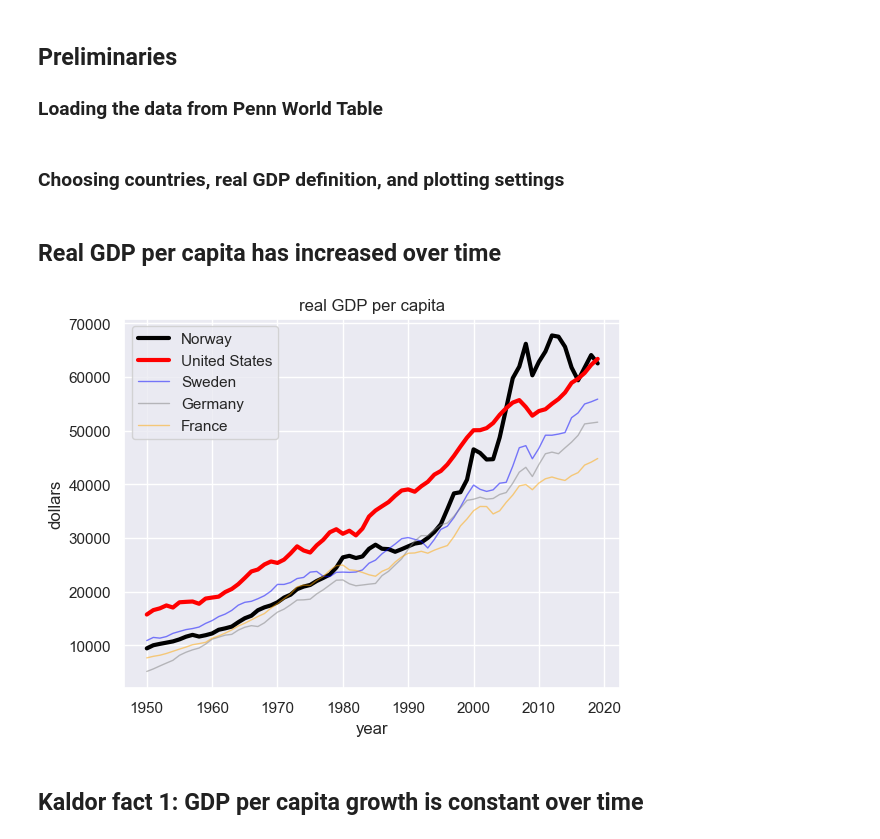
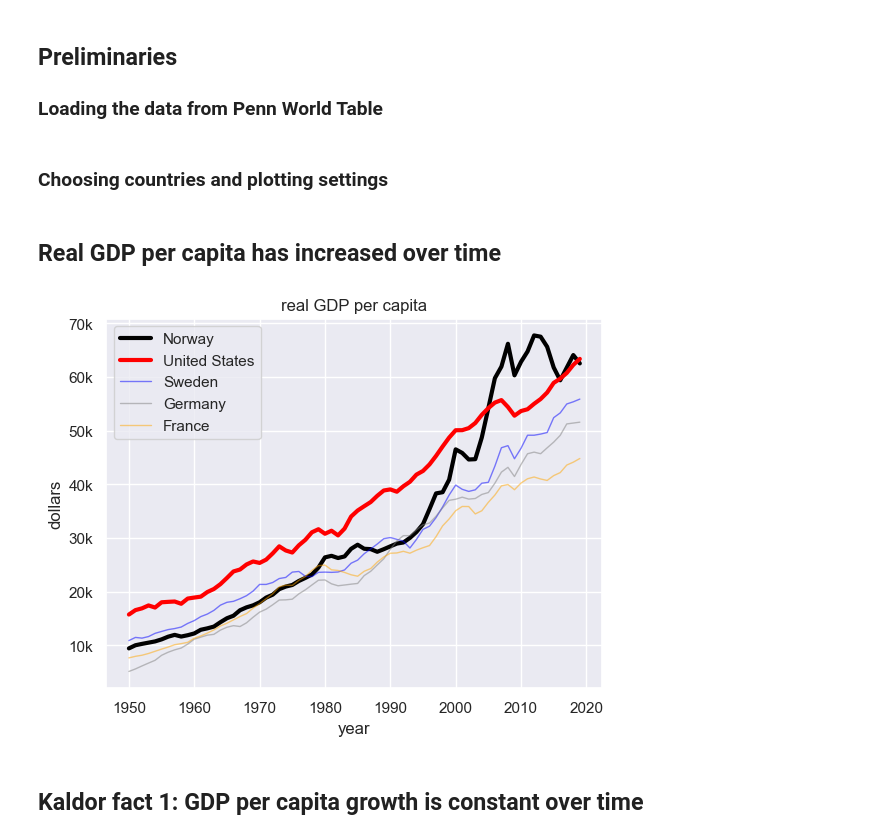
Before and after one commit to karlharmenberg/uiogrowth, a Jupyter notebook: kaldor.ipynb, the cells around one changed output. Drawn from its saved outputs; the diff is of its cells as text; code cells hidden in the pictures.

```diff
--- a/kaldor.ipynb
+++ b/kaldor.ipynb
@@ -18,5 +18,5 @@ url = "https://www.rug.nl/ggdc/docs/pwt100.xlsx"
 data_in = pd.read_excel(url, sheet_name='Data')
 data = data_in.copy() #copy it to a new name so as to not overwrite the original data
 # %% [markdown]
-### Choosing countries, real GDP definition, and plotting settings
+### Choosing countries and plotting settings
 # %%
@@ -35,14 +34,15 @@ for country in countries:
 ## Real GDP per capita has increased over time
 # %%
 for country in countries:
-    country_data[country]['rgdpcap'].plot(label=country, lw = lw[country], alpha = alpha[country], color = color[country])
+    (country_data[country]['rgdpe']/country_data[country]['pop']).plot(label=country, lw = lw[country], alpha = alpha[country], color = color[country])
     plt.legend()
 plt.title("real GDP per capita")
 plt.ylabel('dollars')
+plt.yticks(np.arange(10000, 80000, 10000), [str(k)+'0k' for k in range(1,8)])
 plt.savefig('GDP_growth.pdf')
 plt.show()
 # %% [output]
-[figure, old version]
+[figure, new version]
 # %% [markdown]
 ## Kaldor fact 1: GDP per capita growth is constant over time
 # %% [markdown]
```
Also changed, not shown: parts of 3 cells of this notebook.
